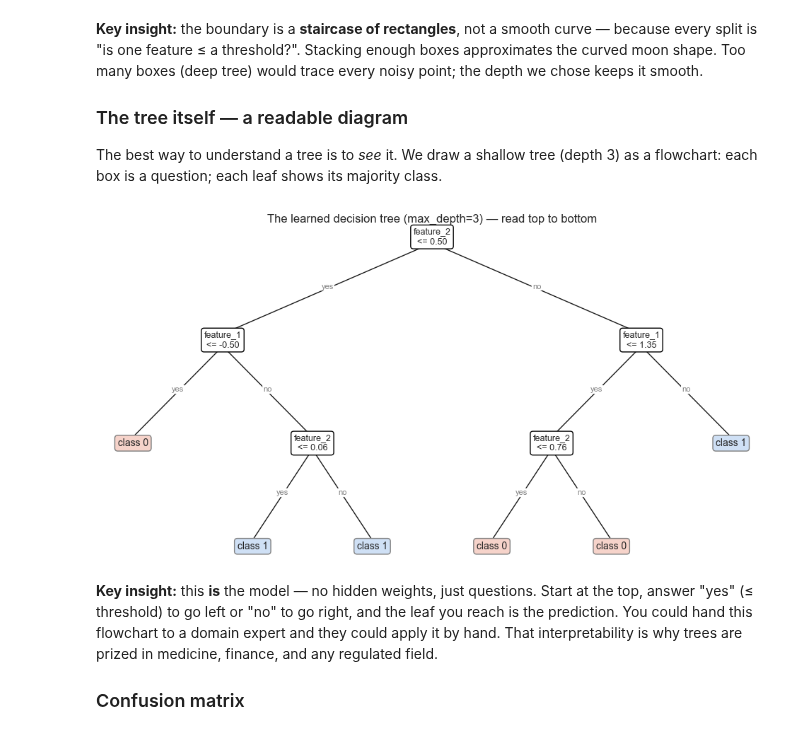
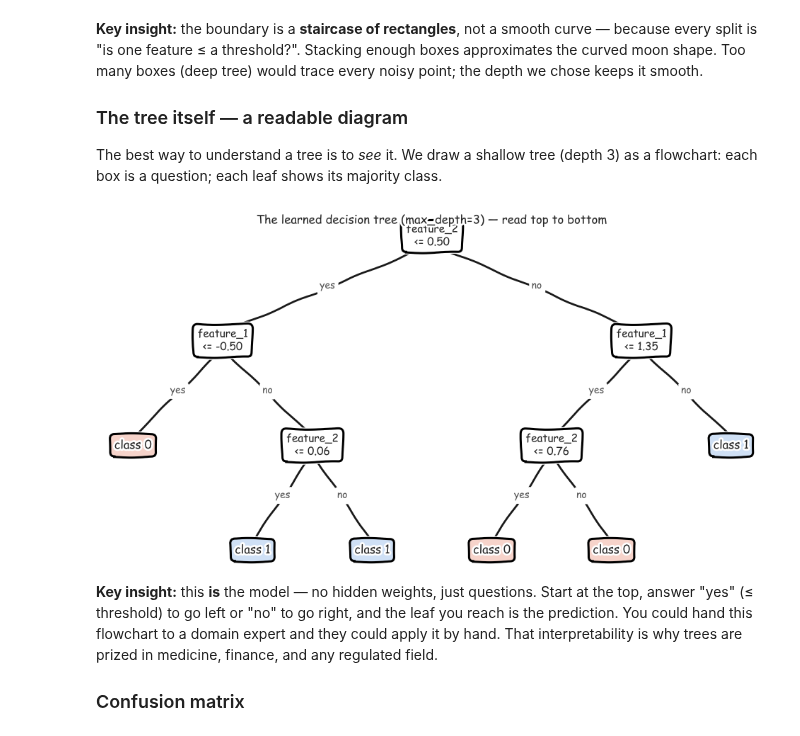
Before and after one commit to dr-abduljabbar-asadi/applied-ai-data-science, a Jupyter notebook: ml_fundementals/decision_tree_tutorial.ipynb, the cells around one changed output. Cells and saved outputs as stored; diff of their text form; code cells hidden in the pictures.

Commit message:
Render decision-tree diagram in hand-drawn (xkcd) sketch style

```diff
--- a/ml_fundementals/decision_tree_tutorial.ipynb
+++ b/ml_fundementals/decision_tree_tutorial.ipynb
@@ -646,47 +646,54 @@ plt.show()
 ### The tree itself — a readable diagram
 The best way to understand a tree is to *see* it. We draw a shallow tree (depth 3) as a flowchart: each box is a question; each leaf shows its majority class.
 # %%
-# Draw a shallow tree as a node-link flowchart (readable at depth 3)
+# Draw a shallow tree as a HAND-DRAWN (xkcd-style) node-link flowchart (depth 3)
+import logging
+logging.getLogger("matplotlib.font_manager").setLevel(logging.ERROR)  # hush font-fallback notices
+
 small = DecisionTree(max_depth=3).fit(X_train, y_train)
 feat_names = ["feature_1", "feature_2"]
 
 def _layout(node, depth, x_counter, pos):
     if node.is_leaf():
         x = x_counter[0]; x_counter[0] += 1
         pos[id(node)] = (x, -depth); return x
     lx = _layout(node.left, depth + 1, x_counter, pos)
     rx = _layout(node.right, depth + 1, x_counter, pos)
     x = (lx + rx) / 2.0
     pos[id(node)] = (x, -depth); return x
 
 positions = {}
 _layout(small.root, 0, [0], positions)
 
-fig, ax = plt.subplots(figsize=(12, 6))
+# plt.xkcd() gives every line a wobbly, hand-sketched look (restored after the block)
+with plt.xkcd(scale=1.0, length=100, randomness=2):
+    fig, ax = plt.subplots(figsize=(12, 6))
 
-def _draw(node):
-    x, yv = positions[id(node)]
-    if node.is_leaf():
-        cls = node.value
-        ax.text(x, yv, f"class {cls}", ha="center", va="center", fontsize=10,
-                bbox=dict(boxstyle="round,pad=0.3",
-                          fc=("#cfe0f5" if cls == small.classes_[-1] else "#f6d3ca"), ec="gray"))
-        return
-    ax.text(x, yv, f"{feat_names[node.feature]}\n<= {node.threshold:.2f}", ha="center", va="center",
-            fontsize=9, bbox=dict(boxstyle="round,pad=0.3", fc="white", ec="black"))
-    for child, label in ((node.left, "yes"), (node.right, "no")):
-        cx, cy = positions[id(child)]
-        ax.plot([x, cx], [yv - 0.06, cy + 0.06], "k-", lw=1)
-        ax.text((x + cx) / 2, (yv + cy) / 2, label, fontsize=8, color="gray",
-                ha="center", bbox=dict(boxstyle="round,pad=0.1", fc="white", ec="none"))
-        _draw(child)
+    def _draw(node):
+        x, yv = positions[id(node)]
+        if node.is_leaf():
+            cls = node.value
+            ax.text(x, yv, f"class {cls}", ha="center", va="center", fontsize=12,
+                    bbox=dict(boxstyle="round,pad=0.4", lw=2.2,
+                              fc=("#cfe0f5" if cls == small.classes_[-1] else "#f6d3ca"),
+                              ec="black"))
+            return
+        ax.text(x, yv, f"{feat_names[node.feature]}\n<= {node.threshold:.2f}",
+                ha="center", va="center", fontsize=11,
+                bbox=dict(boxstyle="round,pad=0.4", fc="white", ec="black", lw=2.2))
+        for child, label in ((node.left, "yes"), (node.right, "no")):
+            cx, cy = positions[id(child)]
+            ax.plot([x, cx], [yv - 0.08, cy + 0.08], "k-", lw=2)
+            ax.text((x + cx) / 2, (yv + cy) / 2, label, fontsize=10, color="#555",
+                    ha="center", bbox=dict(boxstyle="round,pad=0.1", fc="white", ec="none"))
+            _draw(child)
 
-_draw(small.root)
-ax.set_title("The learned decision tree (max_depth=3) — read top to bottom")
-ax.axis("off")
-plt.show()
+    _draw(small.root)
+    ax.set_title("The learned decision tree (max_depth=3) — read top to bottom")
+    ax.axis("off")
+    plt.show()
 # %% [output]
-[figure, old version]
+[figure, new version]
 # %% [markdown]
 **Key insight:** this **is** the model — no hidden weights, just questions. Start at the top, answer "yes" (≤ threshold) to go left or "no" to go right, and the leaf you reach is the prediction. You could hand this flowchart to a domain expert and they could apply it by hand. That interpretability is why trees are prized in medicine, finance, and any regulated field.
 
```
